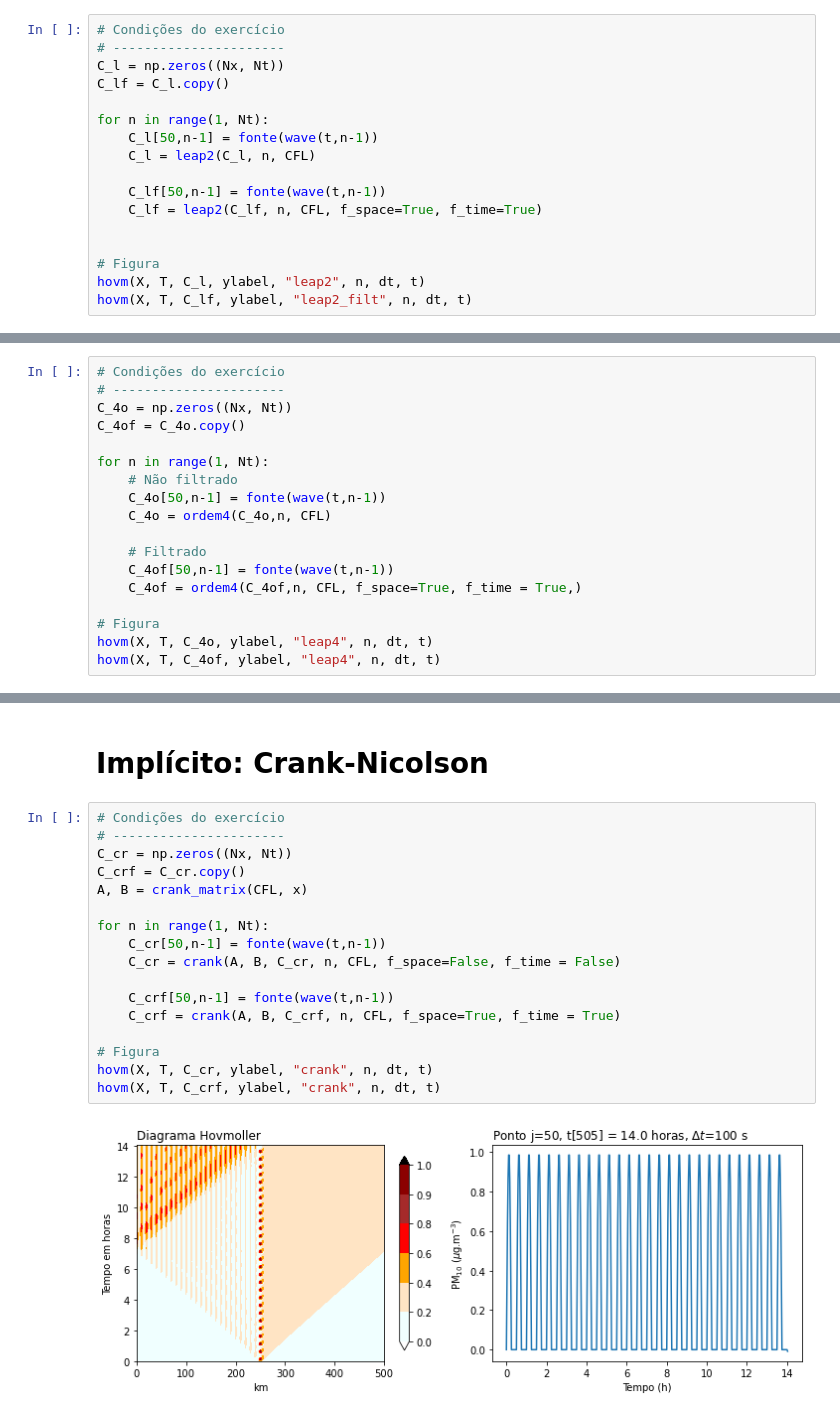
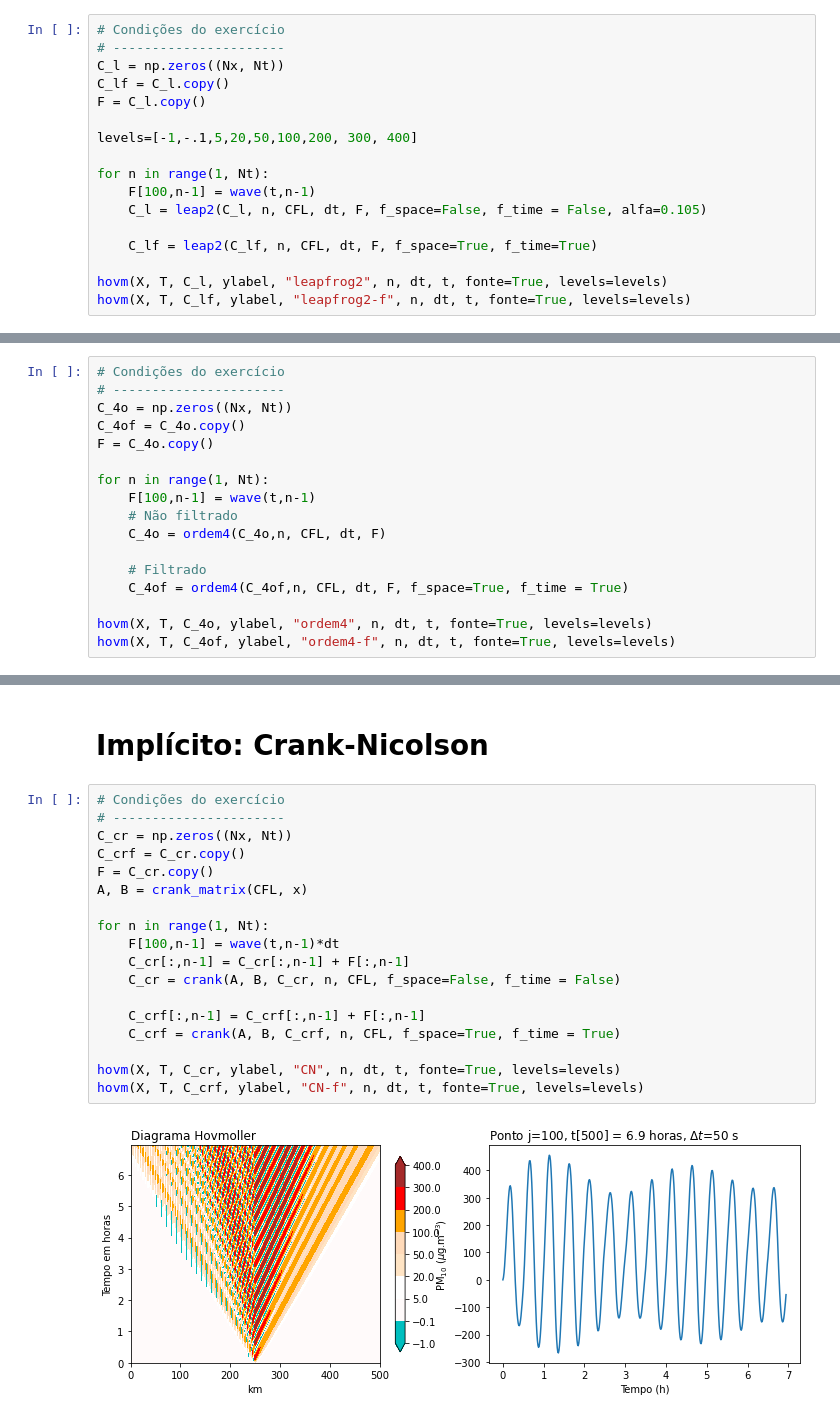
Before and after one commit to adelgadop/Modelagem, a Jupyter notebook: Exercicio_2/Adv_filtro.ipynb, the cells around one changed output, grey strips where cells are left out. Cells and saved outputs as stored; diff of their text form.

```diff
--- a/Exercicio_2/Adv_filtro.ipynb
+++ b/Exercicio_2/Adv_filtro.ipynb
@@ -55,16 +60,16 @@ hovm(X, T, C, ylabel, "ordem1", n, dt, t)
 # ----------------------
 C_l = np.zeros((Nx, Nt))
 C_lf = C_l.copy()
+F = C_l.copy()
+
+levels=[-1,-.1,5,20,50,100,200, 300, 400]
 
 for n in range(1, Nt):
-    C_l[50,n-1] = fonte(wave(t,n-1))
-    C_l = leap2(C_l, n, CFL)
+    F[100,n-1] = wave(t,n-1)
+    C_l = leap2(C_l, n, CFL, dt, F, f_space=False, f_time = False, alfa=0.105)
 
-    C_lf[50,n-1] = fonte(wave(t,n-1))
-    C_lf = leap2(C_lf, n, CFL, f_space=True, f_time=True)
+    C_lf = leap2(C_lf, n, CFL, dt, F, f_space=True, f_time=True)
 
-
-# Figura
-hovm(X, T, C_l, ylabel, "leap2", n, dt, t)
-hovm(X, T, C_lf, ylabel, "leap2_filt", n, dt, t)
+hovm(X, T, C_l, ylabel, "leapfrog2", n, dt, t, fonte=True, levels=levels)
+hovm(X, T, C_lf, ylabel, "leapfrog2-f", n, dt, t, fonte=True, levels=levels)
 # %% [output]
@@ -77,17 +82,16 @@ hovm(X, T, C_lf, ylabel, "leap2_filt", n, dt, t)
 # ----------------------
 C_4o = np.zeros((Nx, Nt))
 C_4of = C_4o.copy()
+F = C_4o.copy()
 
 for n in range(1, Nt):
+    F[100,n-1] = wave(t,n-1)
     # Não filtrado
-    C_4o[50,n-1] = fonte(wave(t,n-1))
-    C_4o = ordem4(C_4o,n, CFL)
+    C_4o = ordem4(C_4o,n, CFL, dt, F)
 
     # Filtrado
-    C_4of[50,n-1] = fonte(wave(t,n-1))
-    C_4of = ordem4(C_4of,n, CFL, f_space=True, f_time = True,)
+    C_4of = ordem4(C_4of,n, CFL, dt, F, f_space=True, f_time = True)
 
-# Figura
-hovm(X, T, C_4o, ylabel, "leap4", n, dt, t)
-hovm(X, T, C_4of, ylabel, "leap4", n, dt, t)
+hovm(X, T, C_4o, ylabel, "ordem4", n, dt, t, fonte=True, levels=levels)
+hovm(X, T, C_4of, ylabel, "ordem4-f", n, dt, t, fonte=True, levels=levels)
 # %% [output]
@@ -98,19 +102,20 @@ hovm(X, T, C_4of, ylabel, "leap4", n, dt, t)
 # %%
 # Condições do exercício
 # ----------------------
 C_cr = np.zeros((Nx, Nt))
 C_crf = C_cr.copy()
+F = C_cr.copy()
 A, B = crank_matrix(CFL, x)
 
 for n in range(1, Nt):
-    C_cr[50,n-1] = fonte(wave(t,n-1))
+    F[100,n-1] = wave(t,n-1)*dt
+    C_cr[:,n-1] = C_cr[:,n-1] + F[:,n-1]
     C_cr = crank(A, B, C_cr, n, CFL, f_space=False, f_time = False)
 
-    C_crf[50,n-1] = fonte(wave(t,n-1))
+    C_crf[:,n-1] = C_crf[:,n-1] + F[:,n-1]
     C_crf = crank(A, B, C_crf, n, CFL, f_space=True, f_time = True)
 
-# Figura
-hovm(X, T, C_cr, ylabel, "crank", n, dt, t)
-hovm(X, T, C_crf, ylabel, "crank", n, dt, t)
+hovm(X, T, C_cr, ylabel, "CN", n, dt, t, fonte=True, levels=levels)
+hovm(X, T, C_crf, ylabel, "CN-f", n, dt, t, fonte=True, levels=levels)
 # %% [output]
-[figure, old version]
+[figure, new version]
```
Also changed, not shown: parts of 18 cells of this notebook, 25 other files.
